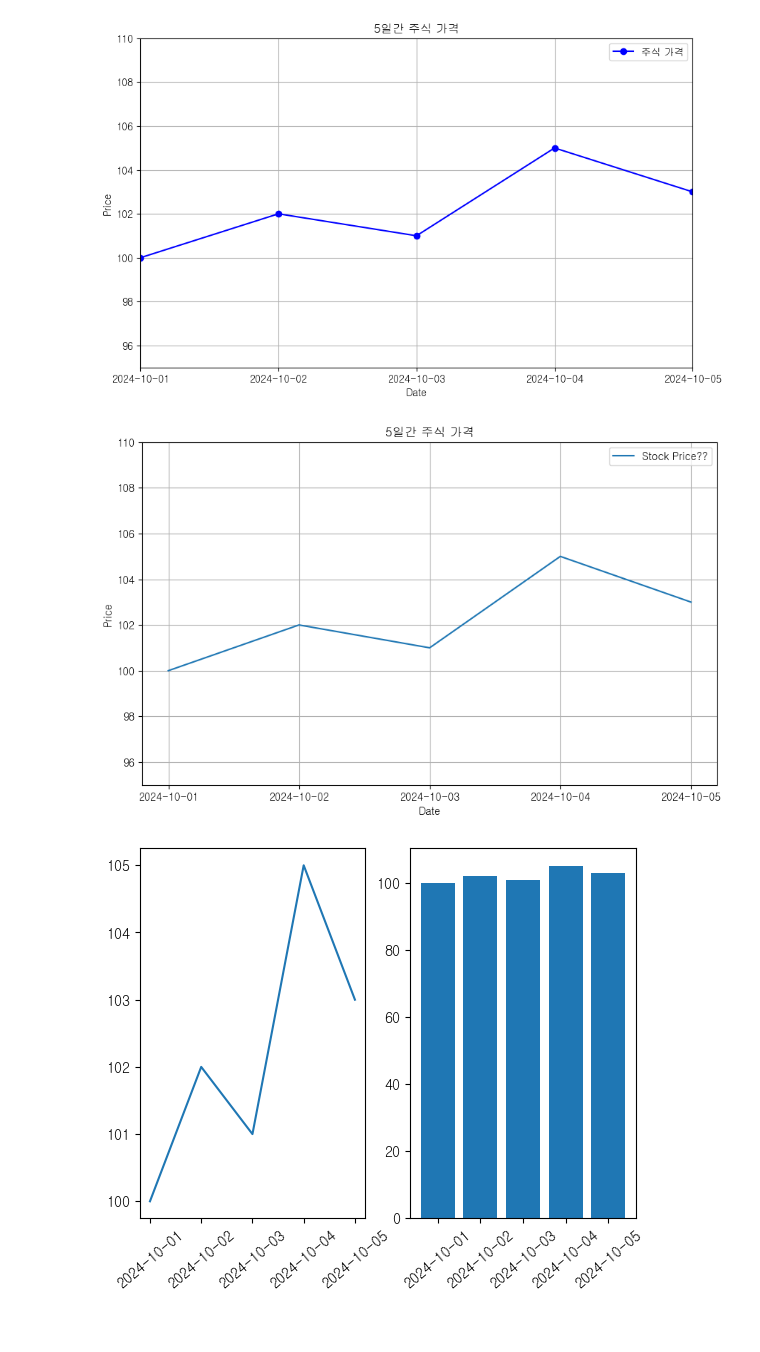
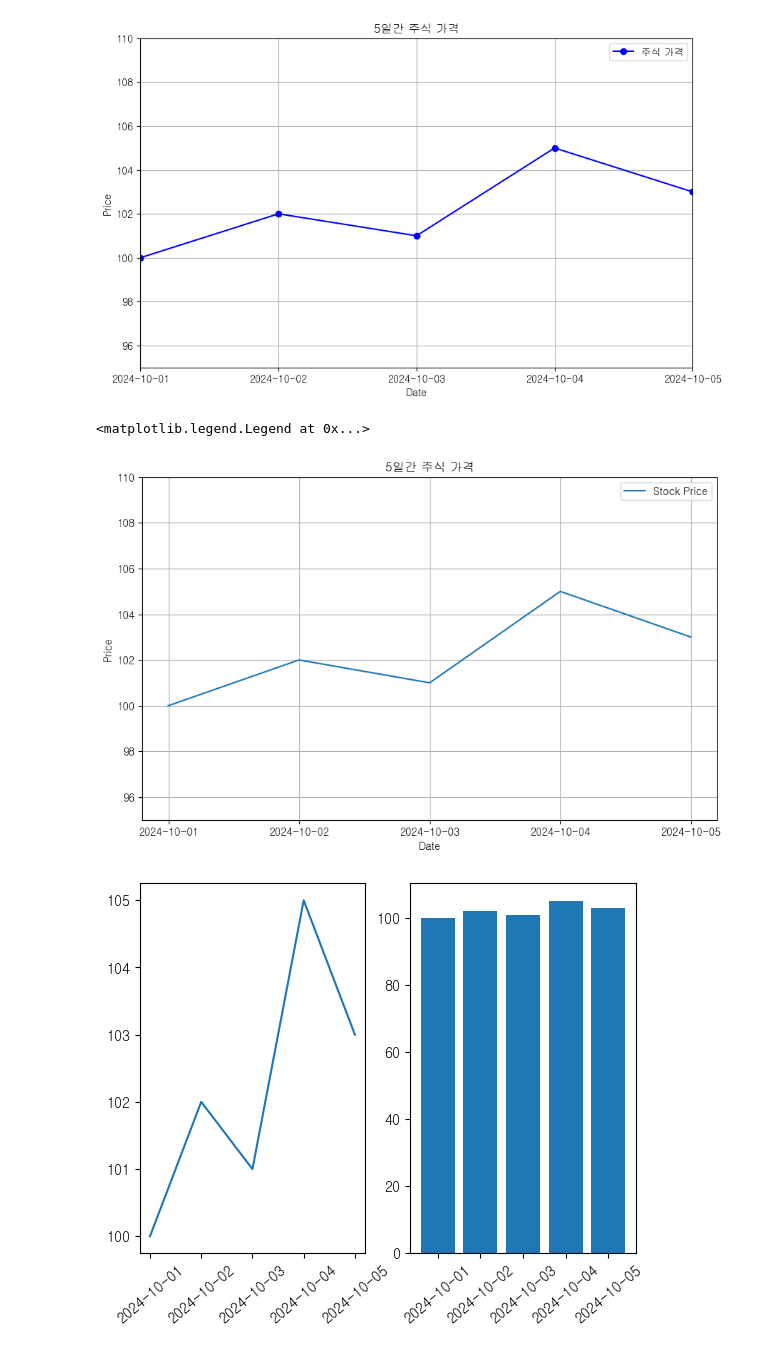
Before and after one commit to minsangggg/hipython_rep, a Jupyter notebook: Study/20.데이터 시각화.ipynb, the cells around one changed output. Saved outputs shown, nothing was run; the diff lists cells and outputs as text; code cells hidden in the pictures.

```diff
--- a/Study/20.데이터 시각화.ipynb
+++ b/Study/20.데이터 시각화.ipynb
@@ -122,17 +129,18 @@ plt.xlim(0,4)
 # %%
 plt.figure(figsize=(10,6))        #가로,세로 길이
 plt.title('5일간 주식 가격')
 plt.ylim(95,110)
 plt.xlabel('Date')
 plt.ylabel('Price')
 plt.grid()                         #격자
 
 
-plt.plot(dates,prices, label='Stock Price??')
+plt.plot(dates,prices, label='Stock Price')
 plt.legend()
 plt.show()
 # %% [output]
+<matplotlib.legend.Legend at 0x...>
-[figure, old version]
+[figure, new version]
 # %%
 plt.subplot(1,2, 1)
 plt.plot(dates, prices) #line
```
Also changed, not shown: parts of 25 cells of this notebook, 3 other files.
